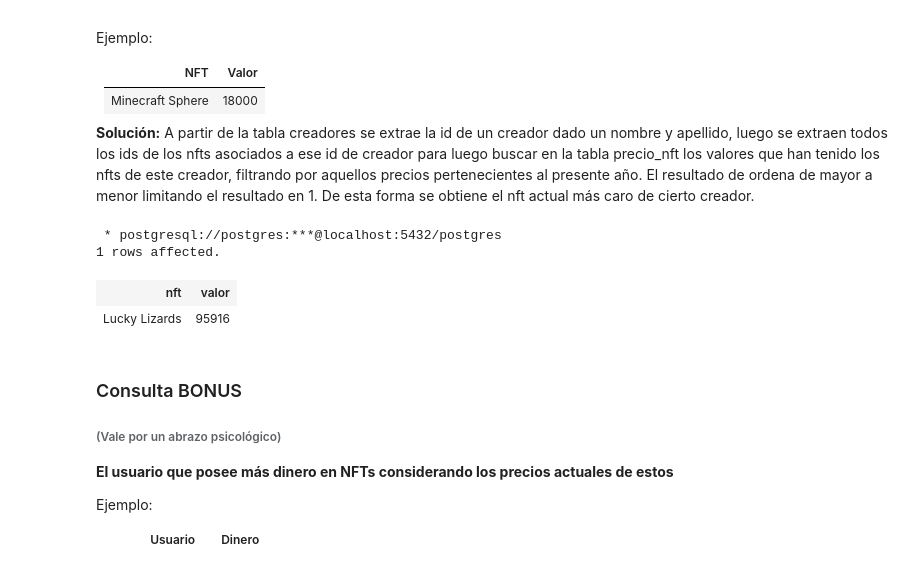
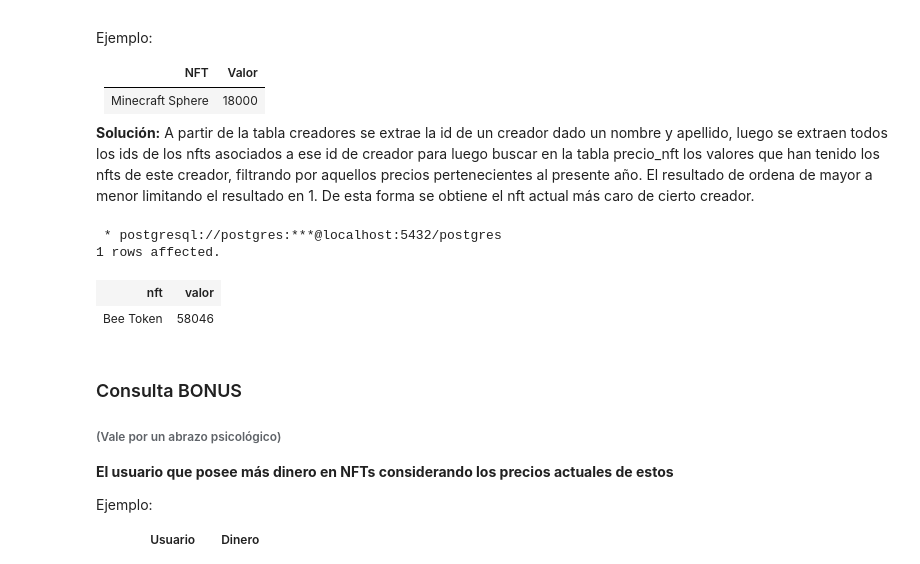
Before and after one commit to iwayato/Tareas-INF239-G08-2022-1, a Jupyter notebook: Tarea_1_Grupo08/Tarea1_Grupo08.ipynb, the cells around one changed output. Saved outputs shown, nothing was run; the diff lists cells and outputs as text; code cells hidden in the pictures.

```diff
--- a/Tarea_1_Grupo08/Tarea1_Grupo08.ipynb
+++ b/Tarea_1_Grupo08/Tarea1_Grupo08.ipynb
@@ -633,34 +659,36 @@ Ejemplo:
 # %%
 %%sql
 SELECT
     NFTS.nombre AS NFT, precio_nft.precio AS valor
 FROM
     (SELECT
         nft.id_nft, nft.nombre
     FROM
         (SELECT
             creadores.id_creador
         FROM
             creadores
         WHERE
-            creadores.nombre = 'Jerry' AND creadores.apellido = 'Green') AS CREADOR
+            creadores.nombre = 'Ana' AND creadores.apellido = 'Cookerly') AS CREADOR
     INNER JOIN
         nft
     ON
         nft.id_creador = CREADOR.id_creador) AS NFTS
 INNER JOIN
     precio_nft
 ON
     precio_nft.id_nft = NFTS.id_nft
 WHERE
     precio_nft.fecha > '2022-01-01'
 ORDER BY
     precio_nft.precio DESC
+LIMIT
+    1
 # %% [output]
  * postgresql://postgres:***@localhost:5432/postgres
 1 rows affected.
 | nft | valor |
-| Lucky Lizards | 95916 |
+| Bee Token | 58046 |
 # %% [markdown]
 ### Consulta BONUS
 ###### (Vale por un abrazo psicológico)
```
Also changed, not shown: parts of 6 cells of this notebook.
